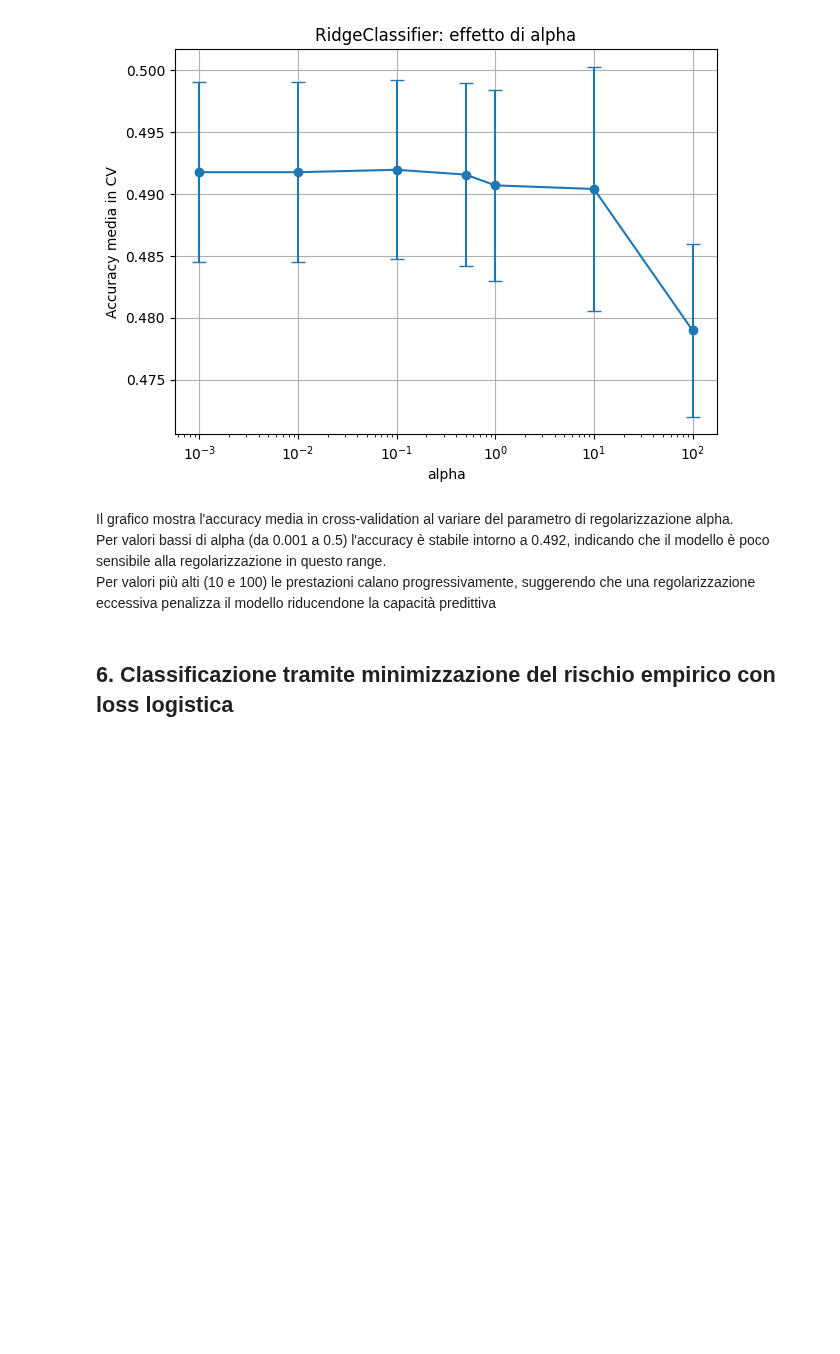
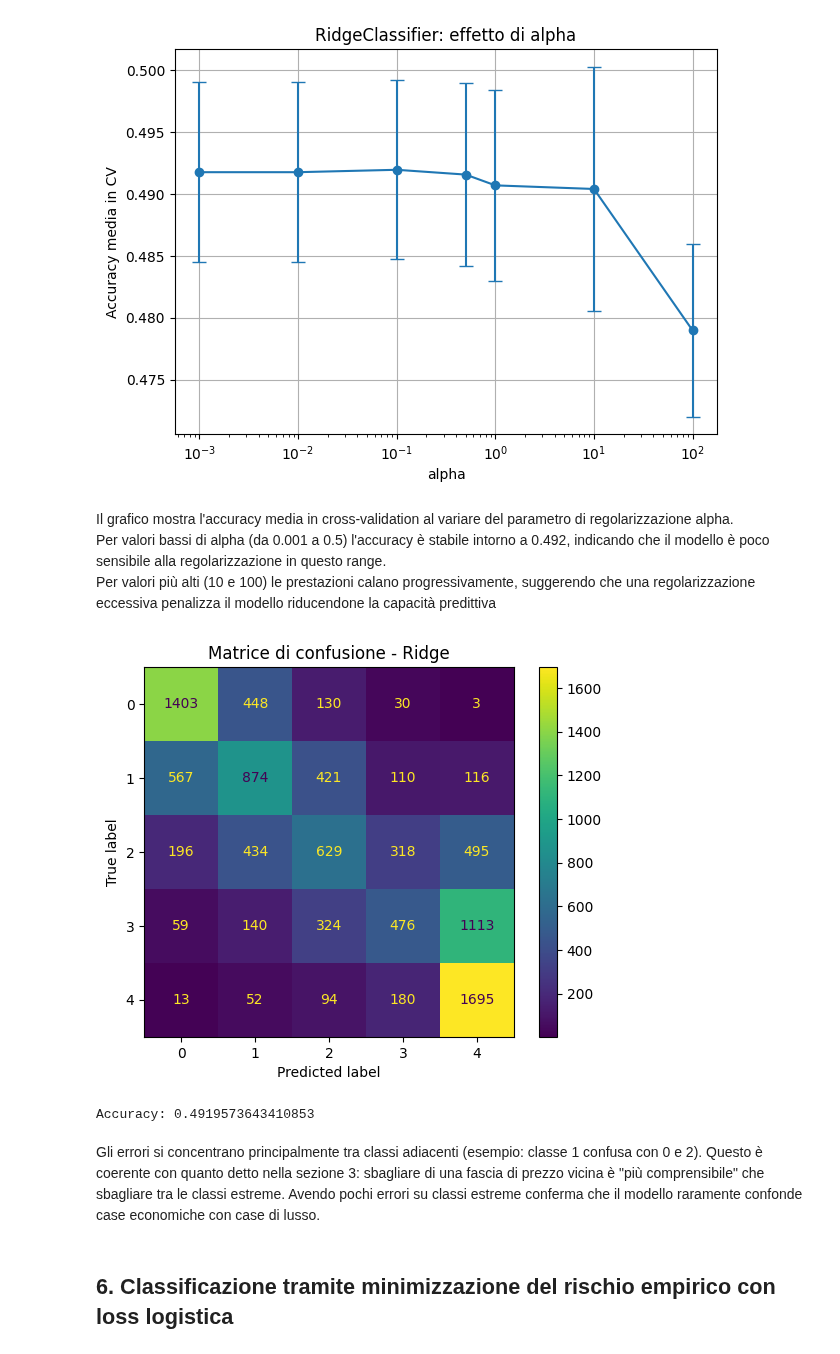
Before and after one commit to iamgiu/Introduzione-al-Data-Science, a Jupyter notebook: Progetto/S6537533_notebook.ipynb, the cells around one changed output. Saved outputs shown, nothing was run; the diff lists cells and outputs as text; code cells hidden in the pictures; blank space fills up the shorter version.

```diff
--- a/Progetto/S6537533_notebook.ipynb
+++ b/Progetto/S6537533_notebook.ipynb
@@ -363,6 +363,27 @@ mean=0.4789729, std=0.00696462, params={'model__estimator__alpha': 100.0}
 Il grafico mostra l'accuracy media in cross-validation al variare del parametro di regolarizzazione alpha.
 Per valori bassi di alpha (da 0.001 a 0.5) l'accuracy è stabile intorno a 0.492, indicando che il modello è poco sensibile alla regolarizzazione in questo range.
 Per valori più alti (10 e 100) le prestazioni calano progressivamente, suggerendo che una regolarizzazione eccessiva penalizza il modello riducendone la capacità predittiva
+# %%
+# Confusion matrix per valutare le prestazioni del modello
+y_pred = cross_val_predict(ridge_grid.best_estimator_, X, y, cv=cv)
+
+cm = confusion_matrix(y, y_pred)
+
+disp = ConfusionMatrixDisplay(
+    confusion_matrix=cm,
+    display_labels=[0, 1, 2, 3, 4]
+)
+disp.plot()
+plt.title("Matrice di confusione - Ridge")
+plt.show()
+
+# Accurancy calcolata per il multiclasse
+print("Accuracy:", accuracy_score(y, y_pred))
+# %% [output]
+[figure, added]
+Accuracy: 0.4919573643410853
+# %% [markdown]
+Gli errori si concentrano principalmente tra classi adiacenti (esempio:  classe 1 confusa con 0 e 2). Questo è coerente con quanto detto nella sezione 3: sbagliare di una fascia di prezzo vicina è "più comprensibile" che sbagliare tra le classi estreme. Avendo pochi errori su classi estreme conferma che il modello raramente confonde case economiche con case di lusso.
 # %% [markdown]
 ## 6. Classificazione tramite minimizzazione del rischio empirico con loss logistica
 # %% [markdown]
```
Also changed, not shown: parts of 2 cells of this notebook, 1 other file.
